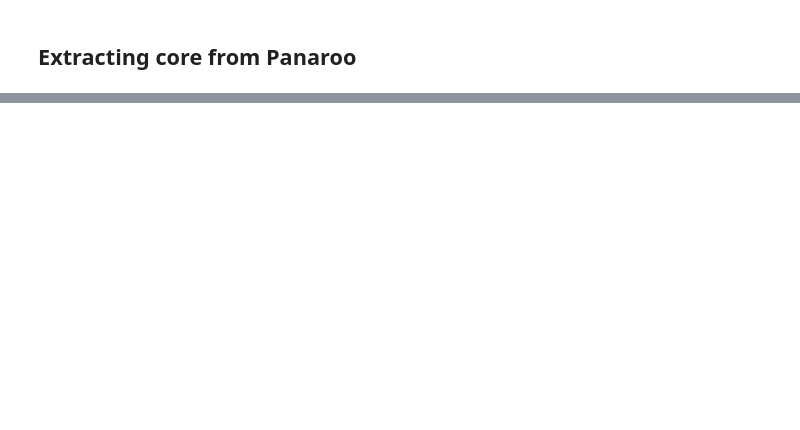
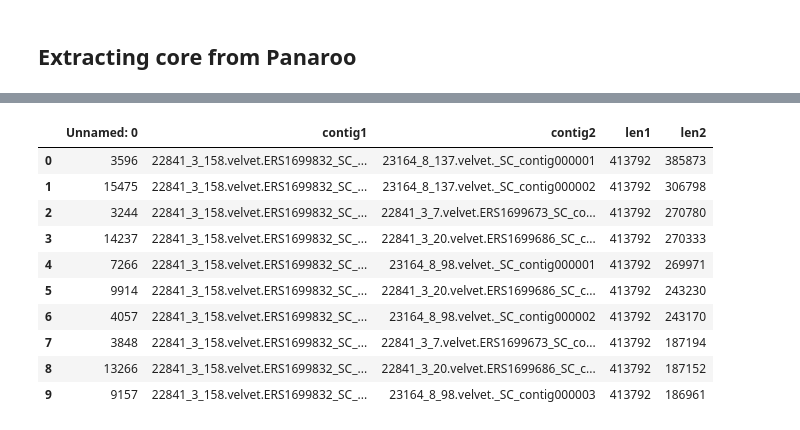
Before and after one commit to pampuchpampuch/pangenome_tools, a Jupyter notebook: notebooks/core_comparison.ipynb, the cells around one changed output, grey strips where cells are left out. Cells and saved outputs as stored; diff of their text form; code cells hidden in the pictures; blank space fills up the shorter version.

```diff
--- a/notebooks/core_comparison.ipynb
+++ b/notebooks/core_comparison.ipynb
@@ -109,0 +247,14 @@ panaroo_annotations_to_csv(panaroo_model, gff_dir)
+# %%
+df[:10]
+# %% [output]
+|  | Unnamed: 0 | contig1 | contig2 | len1 | len2 |
+| 0 | 3596 | 22841_3_158.velvet.ERS1699832_SC_... | 23164_8_137.velvet._SC_contig000001 | 413792 | 385873 |
+| 1 | 15475 | 22841_3_158.velvet.ERS1699832_SC_... | 23164_8_137.velvet._SC_contig000002 | 413792 | 306798 |
+| 2 | 3244 | 22841_3_158.velvet.ERS1699832_SC_... | 22841_3_7.velvet.ERS1699673_SC_co... | 413792 | 270780 |
+| 3 | 14237 | 22841_3_158.velvet.ERS1699832_SC_... | 22841_3_20.velvet.ERS1699686_SC_c... | 413792 | 270333 |
+| 4 | 7266 | 22841_3_158.velvet.ERS1699832_SC_... | 23164_8_98.velvet._SC_contig000001 | 413792 | 269971 |
+| 5 | 9914 | 22841_3_158.velvet.ERS1699832_SC_... | 22841_3_20.velvet.ERS1699686_SC_c... | 413792 | 243230 |
+| 6 | 4057 | 22841_3_158.velvet.ERS1699832_SC_... | 23164_8_98.velvet._SC_contig000002 | 413792 | 243170 |
+| 7 | 3848 | 22841_3_158.velvet.ERS1699832_SC_... | 22841_3_7.velvet.ERS1699673_SC_co... | 413792 | 187194 |
+| 8 | 13266 | 22841_3_158.velvet.ERS1699832_SC_... | 22841_3_20.velvet.ERS1699686_SC_c... | 413792 | 187152 |
+| 9 | 9157 | 22841_3_158.velvet.ERS1699832_SC_... | 23164_8_98.velvet._SC_contig000003 | 413792 | 186961 |
```
Also changed, not shown: parts of 24 cells of this notebook, 3 other files.
